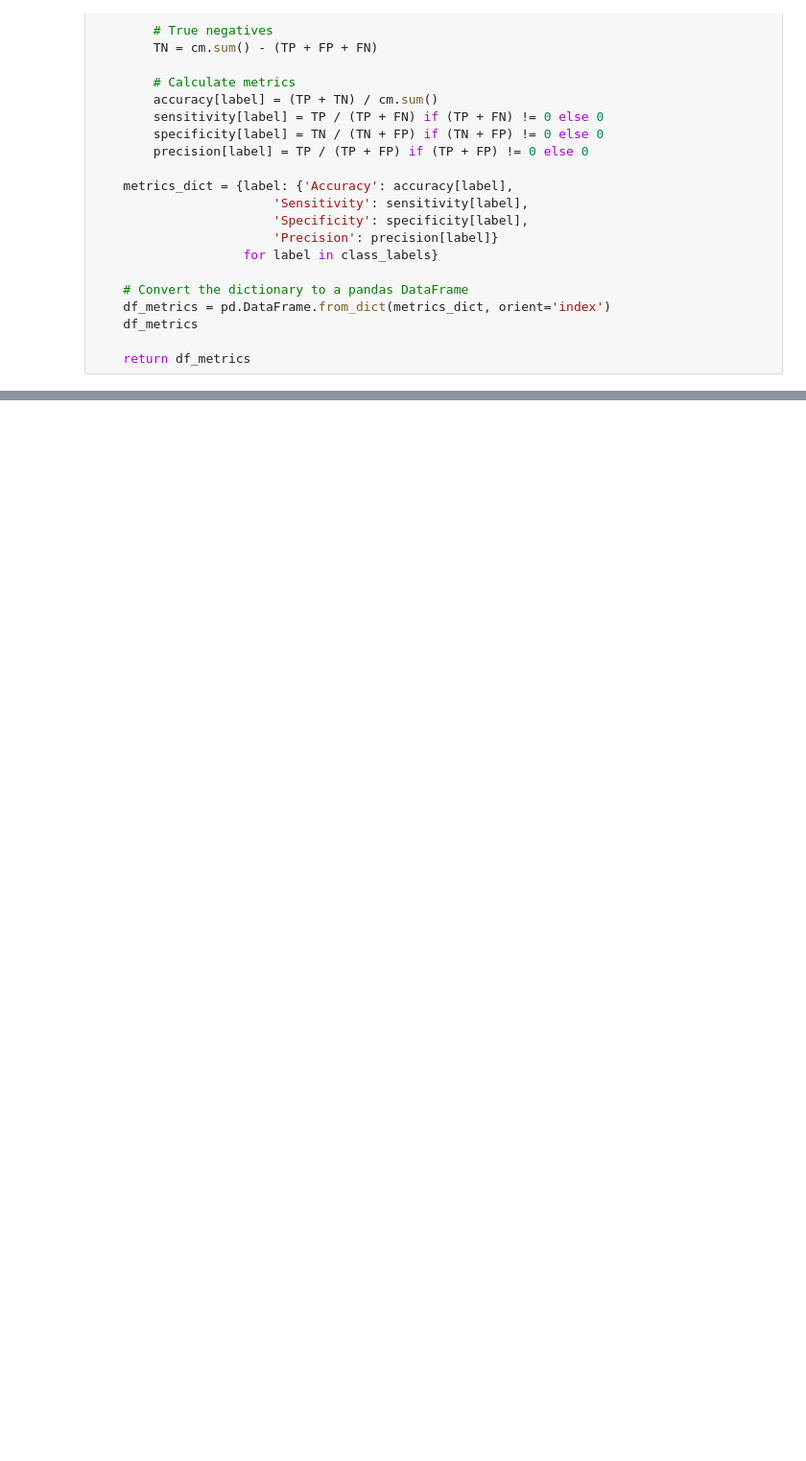
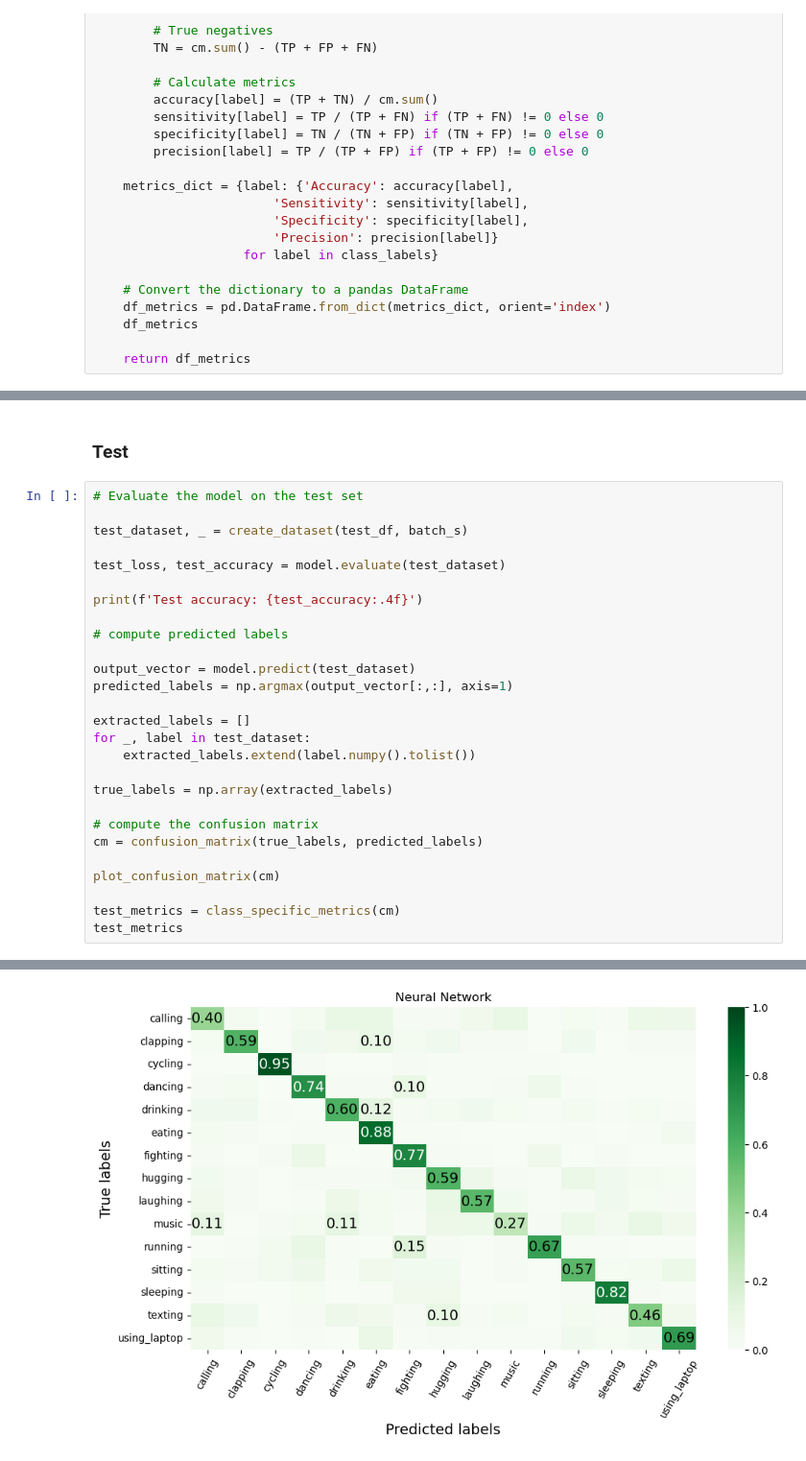
Before and after one commit to Vatsal-Sharma2003/HUMAN-POSE-ESTIMATION-USING-MACHINE-LEARNING, a Jupyter notebook: FFNN.ipynb, the cells around one changed output, grey strips where cells are left out. Shown at 96% size. Drawn from its saved outputs; the diff is of its cells as text; blank space fills up the shorter version.

```diff
--- a/FFNN.ipynb
+++ b/FFNN.ipynb
@@ -430,0 +480,30 @@ val_metrics
+# %% [markdown]
+### Test
+# %%
+# Evaluate the model on the test set
+
+test_dataset, _ = create_dataset(test_df, batch_s)
+
+test_loss, test_accuracy = model.evaluate(test_dataset)
+
+print(f'Test accuracy: {test_accuracy:.4f}')
+
+# compute predicted labels
+
+output_vector = model.predict(test_dataset)
+predicted_labels = np.argmax(output_vector[:,:], axis=1)
+
+extracted_labels = []
+for _, label in test_dataset:
+    extracted_labels.extend(label.numpy().tolist())
+
+true_labels = np.array(extracted_labels)
+
+# compute the confusion matrix
+cm = confusion_matrix(true_labels, predicted_labels)
+
+plot_confusion_matrix(cm)
+
+test_metrics = class_specific_metrics(cm)
+test_metrics
+# %% [output]
@@ -430,0 +514 @@ val_metrics
+[figure, added]
```
Also changed, not shown: parts of 18 cells of this notebook, 1 other file.
